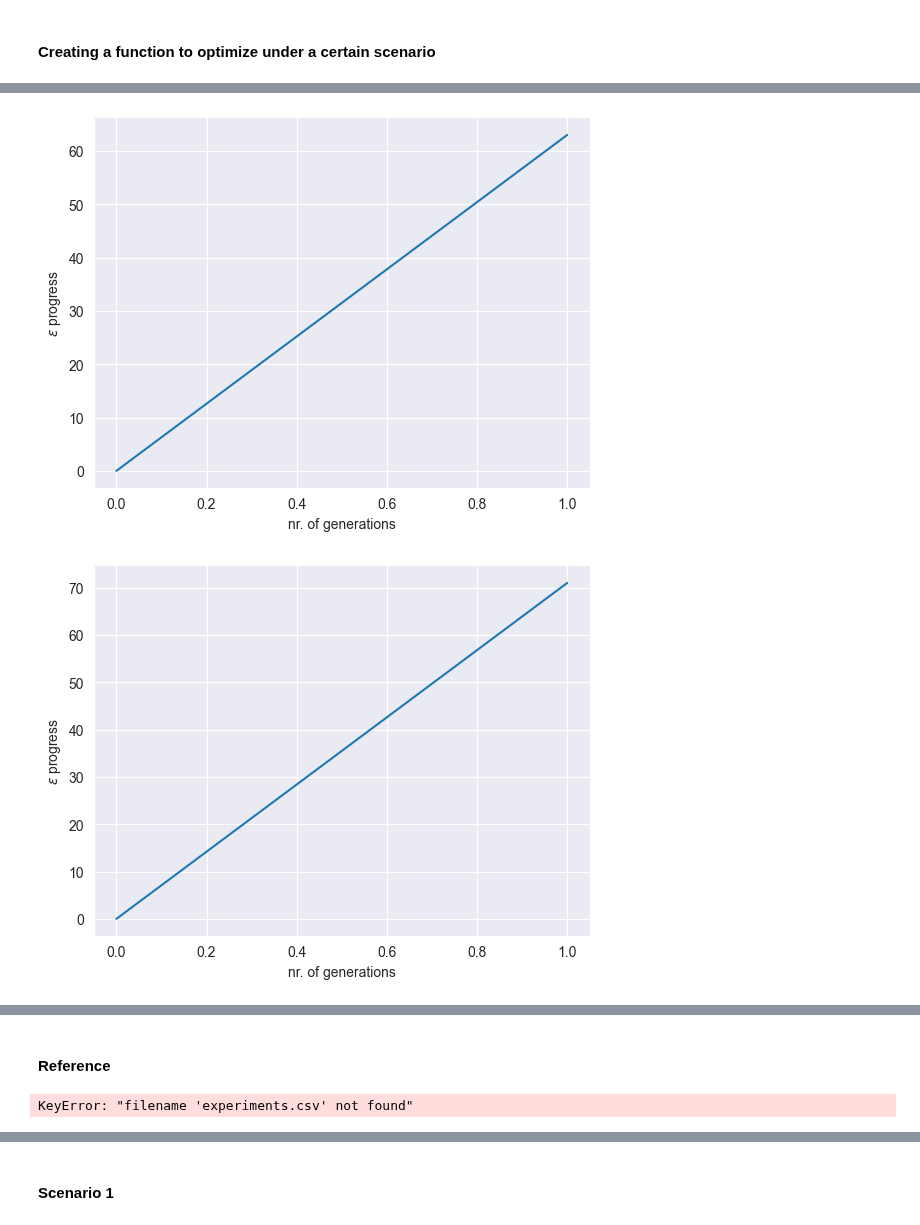
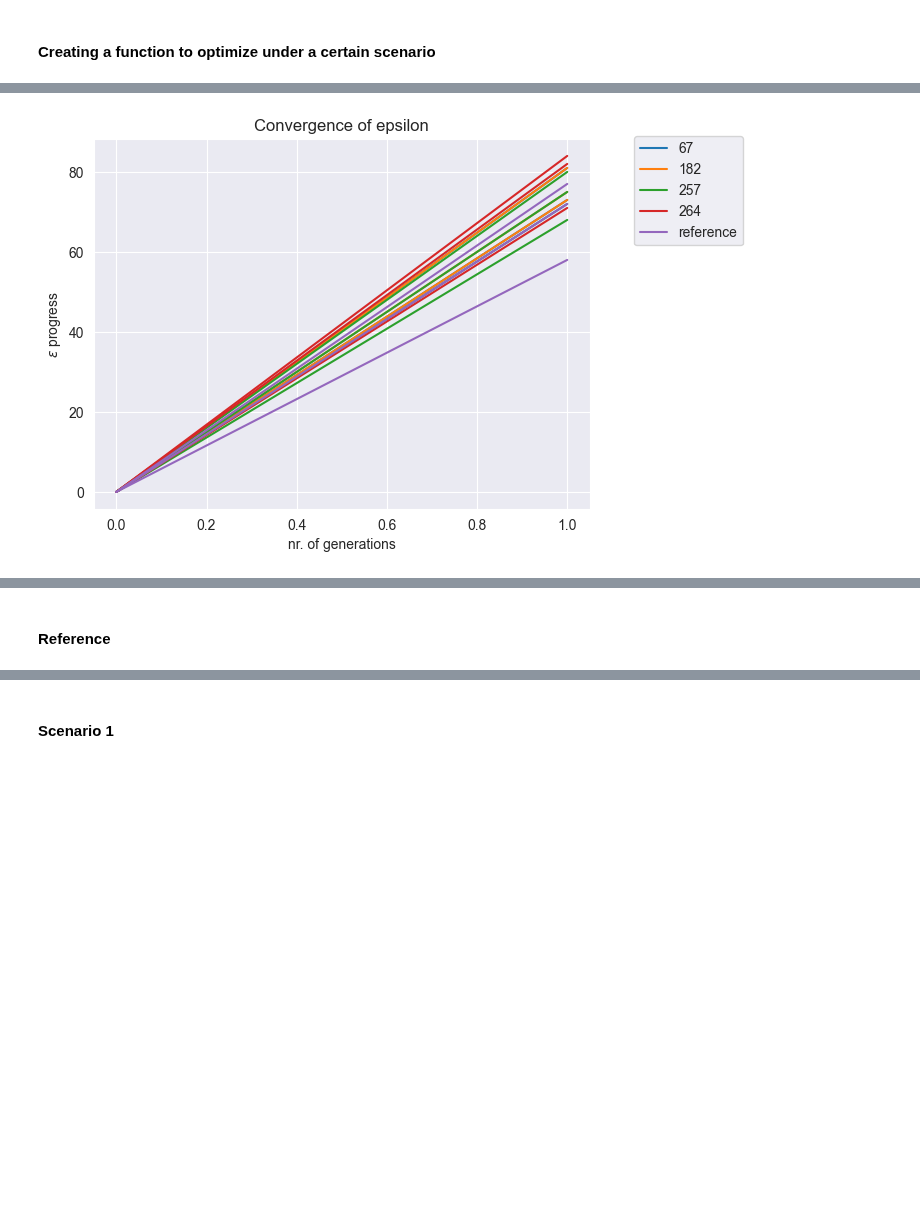
Before and after one commit to ndaswani1/EPA141A-labs, a Jupyter notebook: final assignment/dike_model_multi_scenario_MORDM.ipynb, the cells around one changed output, grey strips where cells are left out. Drawn from its saved outputs; the diff is of its cells as text; code cells hidden in the pictures; blank space fills up the shorter version.

Commit message:
adjusted optimization

```diff
--- a/final assignment/dike_model_multi_scenario_MORDM.ipynb
+++ b/final assignment/dike_model_multi_scenario_MORDM.ipynb
@@ -281,34 +278,54 @@ if __name__ == "__main__":
 
     model, steps = get_model_for_problem_formulation(3)
 
-    def optimize(model, scenario, nfe, epsilons):
+    def optimize(model, scenario, nfe, epsilons, seed_nr):
+        results = []
+        convergences = []
+        with MultiprocessingEvaluator(model) as evaluator:
+            for i in range(seed_nr):
+                convergence_metrics = [ArchiveLogger(
+                    "./archives",
+                    [l.name for l in model.levers],
+                    [o.name for o in model.outcomes],
+                    base_filename=f"optimization_3_{scenario.name}_seed_{i}.tar.gz"),
+                    EpsilonProgress(),
+                ]
 
-        convergence_metrics = [ArchiveLogger(
-            "./archives",
-            [l.name for l in model.levers],
-            [o.name for o in model.outcomes],
-            base_filename=f"optimization_3_{scenario.name}.tar.gz"),
-            EpsilonProgress(),
-        ]
+                result, convergence = evaluator.optimize(nfe=nfe, searchover='levers',
+                                                         convergence=convergence_metrics,
+                                                         epsilons=epsilons,
+                                                         reference=scenario)
+                results.append(result)
+                convergences.append(convergence)
 
-        with MultiprocessingEvaluator(model) as evaluator:
-                result, convergence = evaluator.optimize(nfe=nfe, searchover='levers',
-                                             convergence=convergence_metrics,
-                                             epsilons=epsilons,
-                                             reference=scenario)
-
-        fig, ax = plt.subplots(ncols=1)
-        ax.plot(convergence.epsilon_progress)
-        ax.set_xlabel("nr. of generations")
-        ax.set_ylabel(r"$\epsilon$ progress")
-        sns.despine()
-        plt.savefig(f'./archives/optimization_3_{scenario.name}_convergence.png')
-
-        return result, convergence
+        return results, convergences
 
     optimizations = []
+    legend_items = []
+    fig, ax = plt.subplots(ncols=1)
+    colors = sns.color_palette()
+    color_index = 0
     for scenario in scenarios:
-        epsilons = [1e3,]*len(model.outcomes)
-        optimizations.append(optimize(model, scenario, 2, epsilons))
+        epsilons = [1e3, ] * len(model.outcomes)
+        optimizer = optimize(model, scenario, 2, epsilons, 3)
+        optimizations.append(optimizer)
+        convergences = optimizer[1]
+        color = colors[color_index]
+        color_index += 1
+        legend_items.append((mpl.lines.Line2D([0, 0], [1, 1], c=color), scenario.name))
+
+        for convergence in convergences:
+
+            ax.plot(convergence.nfe, convergence.epsilon_progress, c=color)
+
+    # create our custom legend
+    artists, labels = zip(*legend_items)
+    fig.legend(artists, labels, bbox_to_anchor=(1.15,0.9))
+
+    ax.set_xlabel("nr. of generations")
+    ax.set_ylabel(r"$\epsilon$ progress")
+    plt.title(f"Convergence of epsilon")
+    plt.savefig(f'./archives/optimization_3_convergence.png', bbox_inches='tight')
+    plt.show()
 # %% [output]
 [MainProcess/INFO] pool started with 4 workers
@@ -329,2 +348 @@ if __name__ == "__main__":
-[figure, old version]
+[figure, new version]
-[figure, removed]
@@ -334,6 +349,4 @@ if __name__ == "__main__":
 # %% [markdown]
 #### Reference
 # %%
-results = load_results('./archives/optimization_3_264.tar.gz')
+archives = ArchiveLogger.load_archives('./archives/optimization_3_264_seed_1.tar.gz')
-# %% [output]
-KeyError: "filename 'experiments.csv' not found"
```
Also changed, not shown: parts of 16 cells of this notebook, 1 other file.
